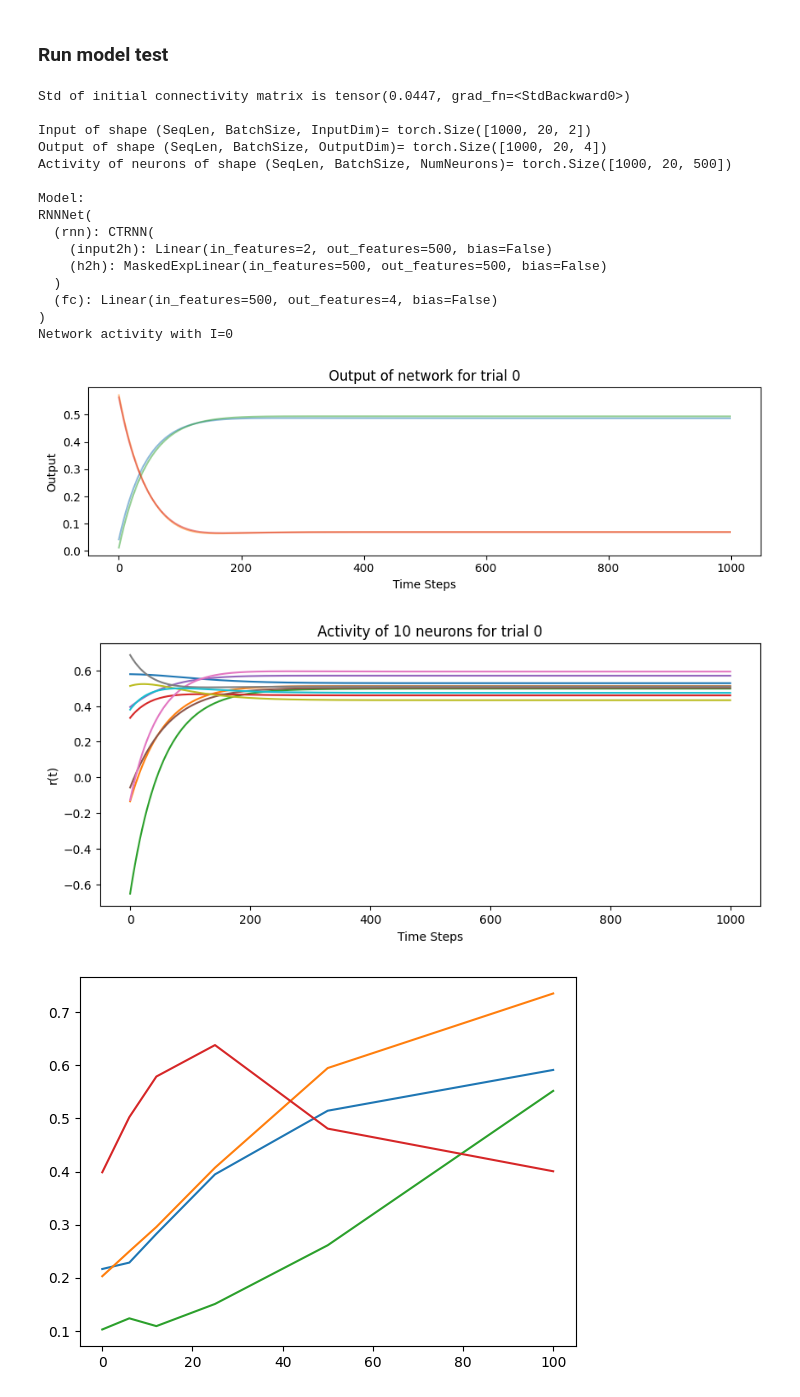
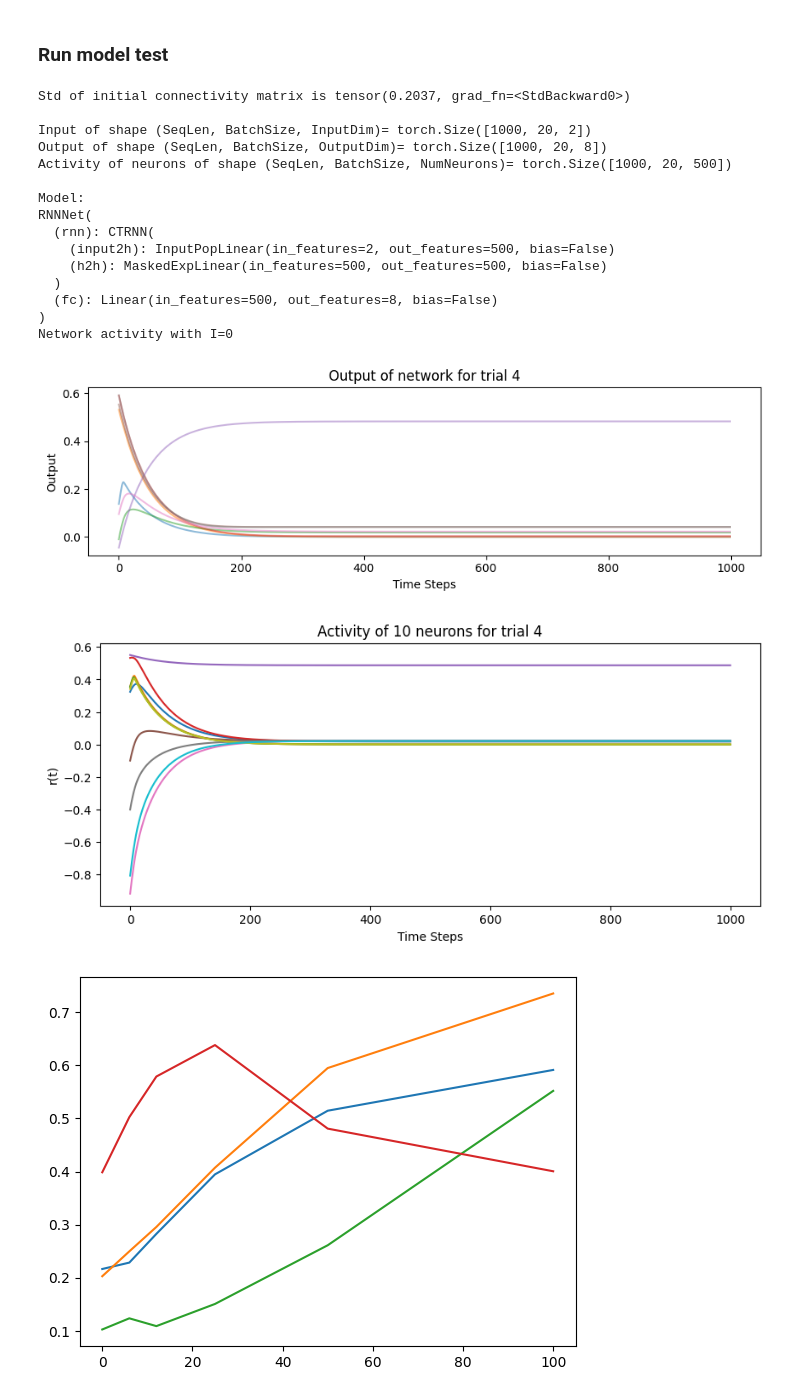
Before and after one commit to garza-roberto/inference_theory, a Jupyter notebook: src/Cecilia/train_data_CDC.ipynb, the cells around one changed output. Drawn from its saved outputs; the diff is of its cells as text; code cells hidden in the pictures.

```diff
--- a/src/Cecilia/train_data_CDC.ipynb
+++ b/src/Cecilia/train_data_CDC.ipynb
@@ -39,7 +39,21 @@ class MaskedExpLinear(nn.Linear):
         # print("input ", input.shape)
         # print("masks ", self.mask.shape)
         # print("self.weight ", self.weight.shape)
-        return F.linear(input, self.mask * torch.relu(self.weight), self.bias)
+        return F.linear(input,  torch.abs(self.weight)@self.mask, self.bias)
+
+class InputPopLinear(nn.Linear):
+    def __init__(self, in_features, out_features, n_E, n_PV, bias=True):
+        super().__init__(in_features, out_features, bias)
+        self.mask = torch.zeros(out_features, in_features)
+        # print('mask shape', self.mask.shape)
+        n_e_pv = n_E + n_PV
+        self.mask[0:n_e_pv,:] = 1
+
+    def forward(self, input):
+        # Expand the tensor to enable multiplication with self.weight
+        #only want to give input to the excitatory neurons and to the pv neurons
+
+        return F.linear(input,  torch.abs(self.weight)*self.mask, self.bias)
 # %%
 class CTRNN(nn.Module): # to create a recurrent neural network with an input layer (does not have an output layer yet)
     def __init__(self, input_size, hidden_size, **kwargs):
@@ -141,7 +183,7 @@ device = "cpu"# ("mps" if torch.backends.mps.is_available() else "cpu") # *this
 batch_size = 20             # size of data batch for training
 seq_len = 1000              # sequence length
 input_size = 2              # input dimension
-output_size = 4             # output dimension
+output_size = 8            # output dimension
 hidden_size = 500           # number of neurons in the recurrent network or "hidden layer"
 train_initial_state = True  # whether we want to train the initial state of the network
 
@@ -199,39 +241,39 @@ if plot:
     initial_h2h_weights = model_test.rnn.h2h.weight.data.cpu().detach().numpy()
 
     # # Plot the distribution
     # plt.figure(figsize=(9, 4))
     # plt.hist(initial_h2h_weights.flatten(), bins=50, alpha=0.75, color='blue')
     # plt.title("Distribution of Initial Recurrent Weights (h2h)")
     # plt.xlabel("Weight Value")
     # plt.ylabel("Frequency")
     # plt.grid(True)
     # plt.show()
 
     # # Plot the distribution of the output weights
     # output_weights = model_test.fc.weight.detach().cpu().numpy()
     # plt.hist(output_weights.flatten(), bins=30, edgecolor='k')
     # plt.title('Distribution of Output Weights')
     # plt.xlabel('Weight Value')
     # plt.ylabel('Frequency')
     # plt.show()
 # %% [output]
-Std of initial connectivity matrix is tensor(0.0447, grad_fn=<StdBackward0>)
+Std of initial connectivity matrix is tensor(0.2037, grad_fn=<StdBackward0>)
 
 Input of shape (SeqLen, BatchSize, InputDim)= torch.Size([1000, 20, 2])
-Output of shape (SeqLen, BatchSize, OutputDim)= torch.Size([1000, 20, 4])
+Output of shape (SeqLen, BatchSize, OutputDim)= torch.Size([1000, 20, 8])
 Activity of neurons of shape (SeqLen, BatchSize, NumNeurons)= torch.Size([1000, 20, 500])
 
 Model:
 RNNNet(
   (rnn): CTRNN(
-    (input2h): Linear(in_features=2, out_features=500, bias=False)
+    (input2h): InputPopLinear(in_features=2, out_features=500, bias=False)
     (h2h): MaskedExpLinear(in_features=500, out_features=500, bias=False)
   )
-  (fc): Linear(in_features=500, out_features=4, bias=False)
+  (fc): Linear(in_features=500, out_features=8, bias=False)
 )
 Network activity with I=0
-[figure, old version]
+[figure, new version]
-[figure, old version]
+[figure, new version]
 # %%
 import scipy
 data_path = '/Users/dellacc/Library/CloudStorage/OneDrive-TheFrancisCrickInstitute/cajal comp neuroscience 2024/Project - Palmigiano/Data_cell_types_small_size.mat'
```
Also changed, not shown: parts of 17 cells of this notebook.
